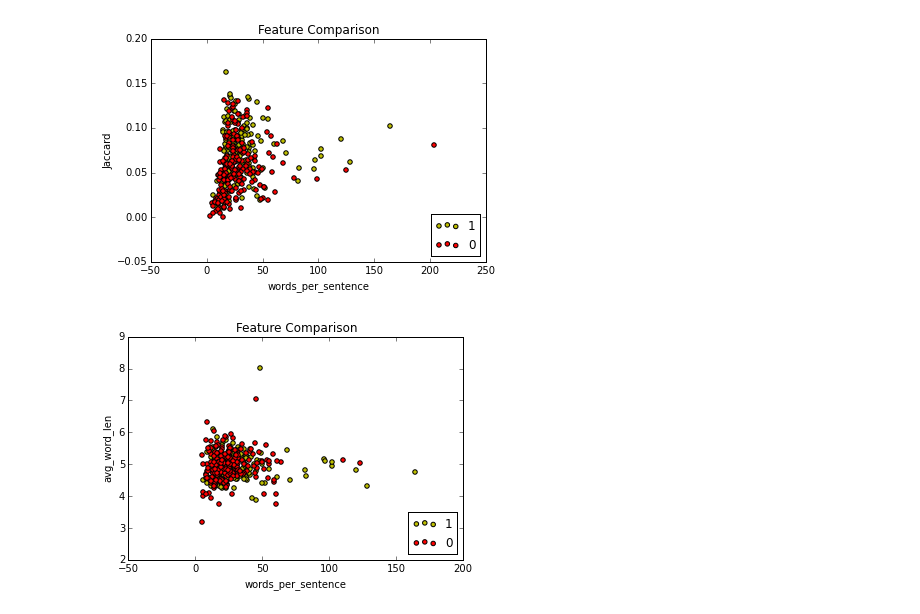
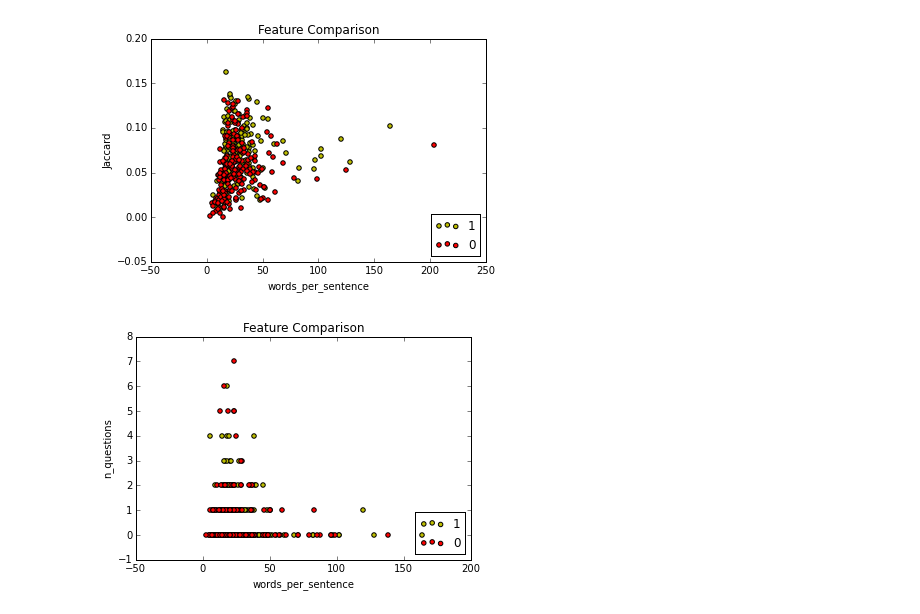
Before and after one commit to johnnyg12791/224u_project, a Jupyter notebook: database/John's Graphs (Local Machine DB).ipynb, the cells around one changed output. Saved outputs shown, nothing was run; the diff lists cells and outputs as text; code cells hidden in the pictures.

```diff
--- a/database/John's Graphs (Local Machine DB).ipynb
+++ b/database/John's Graphs (Local Machine DB).ipynb
@@ -50,0 +90,15 @@ make_bar_graph(x, y, 'Number of Sentences', 'Number of Articles', 'All Comments
+# %%
+comments_db = sqlite3.connect("../john_test_5.db") # Create symbolic link to db you want to query.
+cursor = comments_db.cursor()
+cursor.execute("""
+                SELECT n_words, COUNT(*)
+                FROM Features
+                GROUP BY n_words
+                """)
+all_rows = cursor.fetchall()
+comments_db.commit()
+n_word_list_all_comments = [x[1] for x in all_rows]
+# %%
+x = range(len(n_word_list_all_comments))
+y = n_word_list_all_comments
+make_bar_graph(x, y, 'Number of Words', 'Number of Comments', 'All Comments - Number of Sentences', 1)
@@ -50,0 +107,13 @@ make_bar_graph(x, y, 'Number of Sentences', 'Number of Articles', 'All Comments
+# %%
+cursor.execute("""
+                SELECT n_words, COUNT(*)
+                FROM Features
+                WHERE EditorSelection = 1
+                GROUP BY n_words
+                """)
+all_rows = cursor.fetchall()
+n_word_list_editors_picks = [x[1] for x in all_rows]
+# %%
+x = range(len(n_word_list_editors_picks))
+y = n_word_list_editors_picks
+make_bar_graph(x, y, 'Number of Words', 'Number of Comments', 'Editor Selections - Number of Sentences', 1)
@@ -327,6 +428,6 @@ build_graph_for_features("words_per_sentence", "Jaccard", 200)
 # %% [output]
 [figure]
 # %%
-build_graph_for_features("words_per_sentence", "avg_word_len", 200)
+build_graph_for_features("words_per_sentence", "n_questions", 200)
 # %% [output]
-[figure, old version]
+[figure, new version]
```
Also changed, not shown: parts of 11 cells of this notebook, 3 other files.
